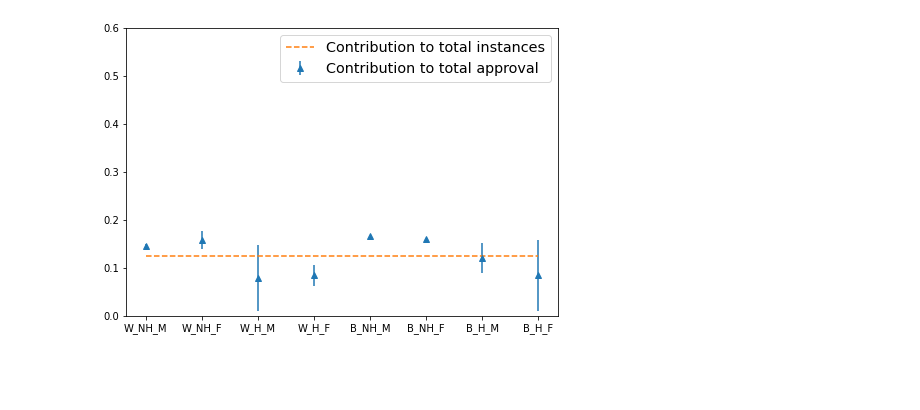
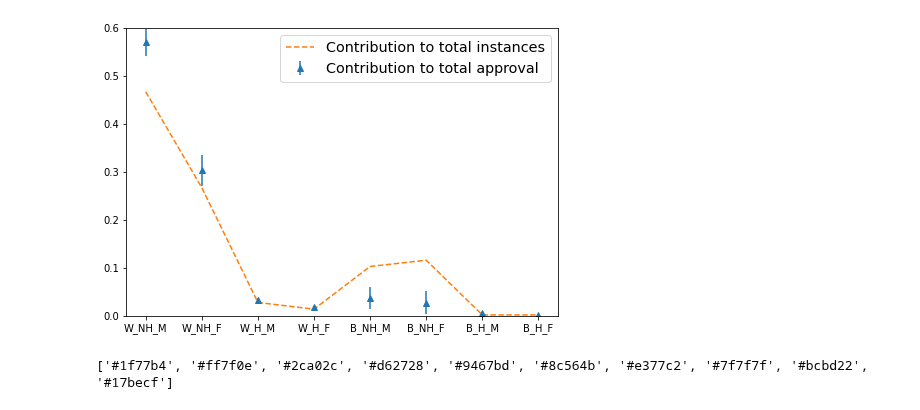
Before and after one commit to quimHM/QHM_TFG_repository, a Jupyter notebook: MAB_sim.ipynb, the cells around one changed output. Drawn from its saved outputs; the diff is of its cells as text; code cells hidden in the pictures; blank space fills up the shorter version.

```diff
--- a/MAB_sim.ipynb
+++ b/MAB_sim.ipynb
@@ -973,2 +536,0 @@ class SocketTesterBatchSOLUTIONProb():
-# %%
-i,r,p = nonstatic_sol(100, rewards_bias, 0.01, instances_bias, 0.1, 0.9)
@@ -998,9 +537,6 @@ Final regret: 5.26347128000225
 # %%
-#rewards_bias = np.array([.8555, .8193, .8284, .7994, .7103, .6635, .7471, .6731])
 rewards_bias = np.array([.830, .8077, .8088, .7826, .7015, .6639, .6658, .6192])
 rewards_nonbias = [0.8]*8
-devs_nonbias = [0]*8
 
-#instances_bias = np.array([0.535, 0.24, 0.023, 0.011, 0.087, 0.081, 0.011, 0.011])
-instances_bias = np.array([0.447, 0.267, 0.028, 0.014, 0.103, 0.116, 0.012, 0.012])
+instances_bias = np.array([0.467, 0.267, 0.028, 0.014, 0.103, 0.116, 0.002, 0.002])
 instances_nonbias = [1/8]*8
@@ -1009,4 +542,0 @@ decisions = random.choices(range(8),weights=list(instances_bias),k=1000)
-# %%
-sol_test = SocketTesterBatchSOLUTIONProb(PowerSocketProb, rewards_bias, 100, 0)
-rd = sol_test.run(decisions, 0.8, True)
-#plt.plot(rd["bias_hist"])
@@ -1029,9 +543,14 @@ rd = sol_test.run(decisions, 0.8, True)
 # %%
 rate_results = []
 contribution_results = []
-decisions = random.choices(range(8),weights=list(instances_nonbias),k=1000)
-sol_test = SocketTesterBatchSOLUTIONProb(PowerSocketProb, rewards_nonbias, 50, 0)
-for sopt in range(2):#100
+
+i_values = instances_bias #instances_nonbias
+r_values = rewards_bias #rewards_nonbias
+
+decisions = random.choices(range(8),weights=list(i_values),k=2500)
+sol_test = solutionBatchProb(ArmProb, r_values, 25, 0)
+
+for sopt in range(100):
   rd = sol_test.run(decisions, 0.8, False)
   rate_results.append(rd["app_rate"])
   contribution_results.append(rd["percentages"])
@@ -1054,14 +571,19 @@ plt.show()
 # %%
 xac = ["W_NH_M", "W_NH_F", "W_H_M", "W_H_F", "B_NH_M", "B_NH_F", "B_H_M", "B_H_F"]
 yac = [np.mean(np.transpose(contribution_results)[i]) for i in range(8)]
 eac = [np.std(np.transpose(contribution_results)[i]) for i in range(8)]
 
 fig = plt.figure()
 ax = fig.add_axes([0,0,1,1])
 ax.errorbar(xac, yac, eac, linestyle='None', marker='^', label="Contribution to total approval")
-ax.plot(xac, list(instances_nonbias), linestyle='--', label = "Contribution to total instances")
+ax.plot(xac, list(i_values), linestyle='--', label = "Contribution to total instances")
 ax.set_ylim(0,0.6)
 ax.legend(fontsize="x-large")
 plt.show()
 # %% [output]
-[figure, old version]
+[figure, new version]
+# %%
+colors = plt.rcParams['axes.prop_cycle'].by_key()['color']
+print(colors)
+# %% [output]
+['#1f77b4', '#ff7f0e', '#2ca02c', '#d62728', '#9467bd', '#8c564b', '#e377c2', '#7f7f7f', '#bcbd22', '#17becf']
```
Also changed, not shown: parts of 130 cells of this notebook.
